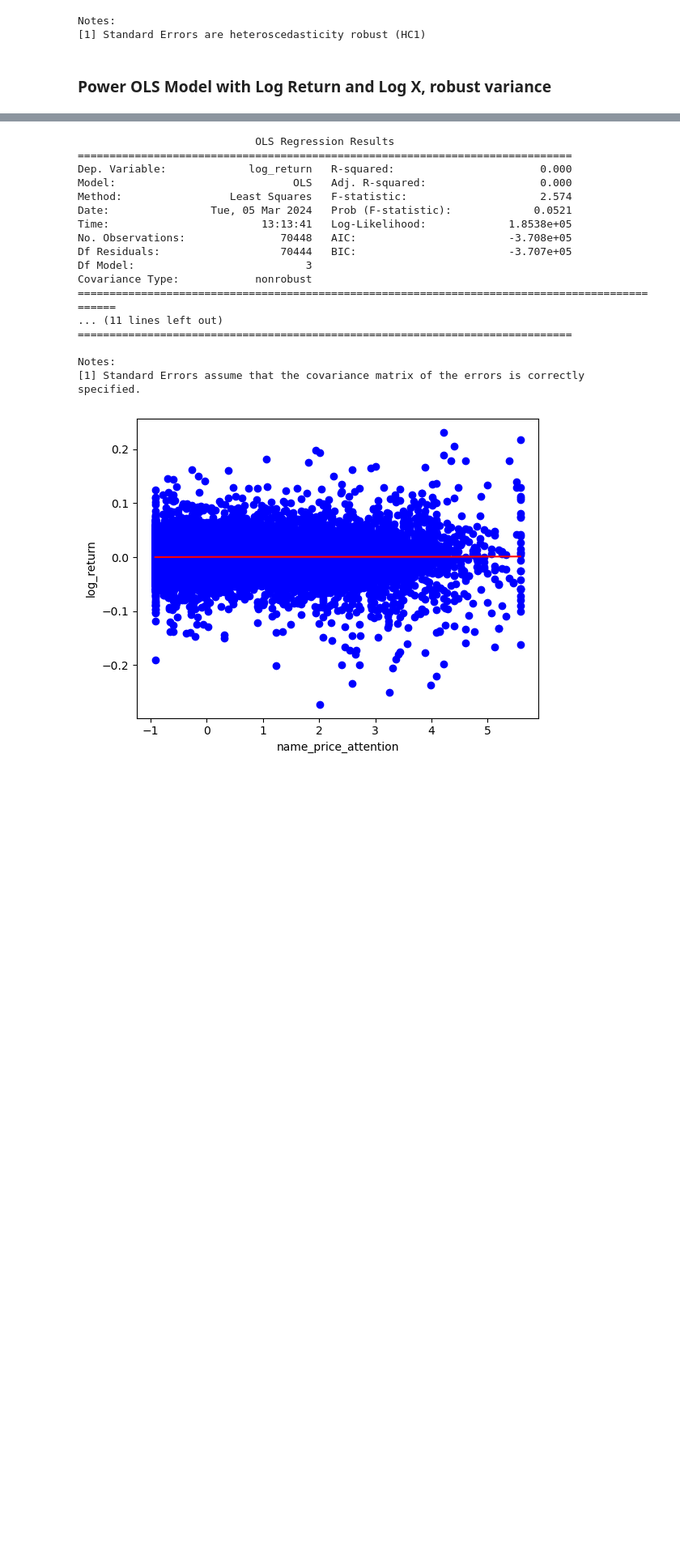
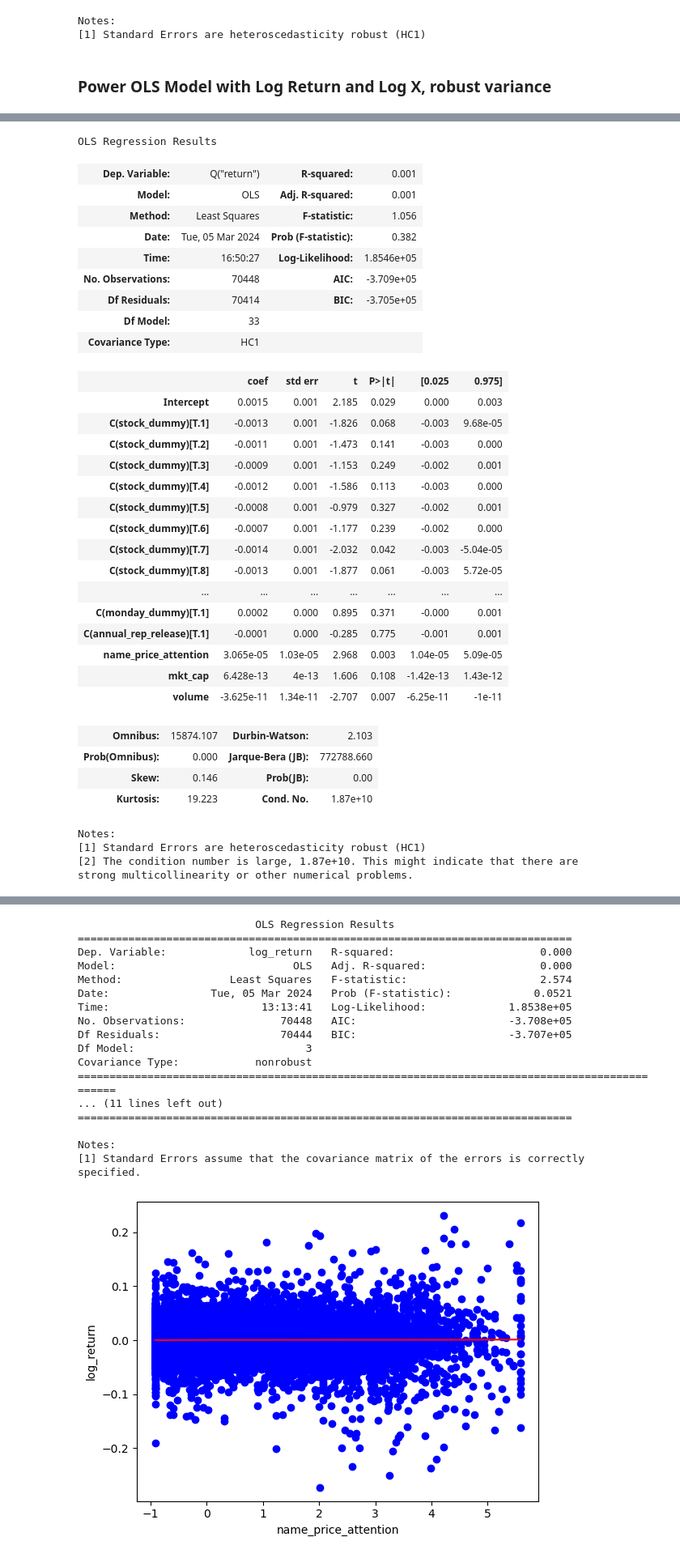
Before and after one commit to senaruetschlin/Investor_Attention, a Jupyter notebook: Robust_regression_file_alex_scaled_clean.ipynb, the cells around one changed output, grey strips where cells are left out. Shown: that part at 81% size. Saved outputs shown, nothing was run; the diff lists cells and outputs as text; code cells hidden in the pictures; blank space fills up the shorter version.

Commit message:
changes to regression file

```diff
--- a/Robust_regression_file_alex_scaled_clean.ipynb
+++ b/Robust_regression_file_alex_scaled_clean.ipynb
@@ -416,0 +479,44 @@ Notes:
+# %%
+# Fit the model
+model_1 = ols('Q("return") ~ name_price_attention + C(stock_dummy) + mkt_cap + volume + C(jan_dummy) + C(monday_dummy) + C(annual_rep_release)', data=anomalies_df).fit()
+
+# Get robust covariance results
+robust_model_1 = model_1.get_robustcov_results()
+
+# Print the summary
+robust_model_1.summary()
+# %% [output]
+OLS Regression Results
+| Dep. Variable: | Q("return") | R-squared: | 0.001 |
+| Model: | OLS | Adj. R-squared: | 0.001 |
+| Method: | Least Squares | F-statistic: | 1.056 |
+| Date: | Tue, 05 Mar 2024 | Prob (F-statistic): | 0.382 |
+| Time: | 16:50:27 | Log-Likelihood: | 1.8546e+05 |
+| No. Observations: | 70448 | AIC: | -3.709e+05 |
+| Df Residuals: | 70414 | BIC: | -3.705e+05 |
+| Df Model: | 33 |  |  |
+| Covariance Type: | HC1 |  |  |
+|  | coef | std err | t | P>|t| | [0.025 | 0.975] |
+| Intercept | 0.0015 | 0.001 | 2.185 | 0.029 | 0.000 | 0.003 |
+| C(stock_dummy)[T.1] | -0.0013 | 0.001 | -1.826 | 0.068 | -0.003 | 9.68e-05 |
+| C(stock_dummy)[T.2] | -0.0011 | 0.001 | -1.473 | 0.141 | -0.003 | 0.000 |
+| C(stock_dummy)[T.3] | -0.0009 | 0.001 | -1.153 | 0.249 | -0.002 | 0.001 |
+| C(stock_dummy)[T.4] | -0.0012 | 0.001 | -1.586 | 0.113 | -0.003 | 0.000 |
+| C(stock_dummy)[T.5] | -0.0008 | 0.001 | -0.979 | 0.327 | -0.002 | 0.001 |
+| C(stock_dummy)[T.6] | -0.0007 | 0.001 | -1.177 | 0.239 | -0.002 | 0.000 |
+| C(stock_dummy)[T.7] | -0.0014 | 0.001 | -2.032 | 0.042 | -0.003 | -5.04e-05 |
+| C(stock_dummy)[T.8] | -0.0013 | 0.001 | -1.877 | 0.061 | -0.003 | 5.72e-05 |
+| ... | ... | ... | ... | ... | ... | ... |
+| C(monday_dummy)[T.1] | 0.0002 | 0.000 | 0.895 | 0.371 | -0.000 | 0.001 |
+| C(annual_rep_release)[T.1] | -0.0001 | 0.000 | -0.285 | 0.775 | -0.001 | 0.001 |
+| name_price_attention | 3.065e-05 | 1.03e-05 | 2.968 | 0.003 | 1.04e-05 | 5.09e-05 |
+| mkt_cap | 6.428e-13 | 4e-13 | 1.606 | 0.108 | -1.42e-13 | 1.43e-12 |
+| volume | -3.625e-11 | 1.34e-11 | -2.707 | 0.007 | -6.25e-11 | -1e-11 |
+| Omnibus: | 15874.107 | Durbin-Watson: | 2.103 |
+| Prob(Omnibus): | 0.000 | Jarque-Bera (JB): | 772788.660 |
+| Skew: | 0.146 | Prob(JB): | 0.00 |
+| Kurtosis: | 19.223 | Cond. No. | 1.87e+10 |
+Notes:
+[1] Standard Errors are heteroscedasticity robust (HC1)
+[2] The condition number is large, 1.87e+10. This might indicate that there are
+strong multicollinearity or other numerical problems.
```
Also changed, not shown: parts of 27 cells of this notebook.
